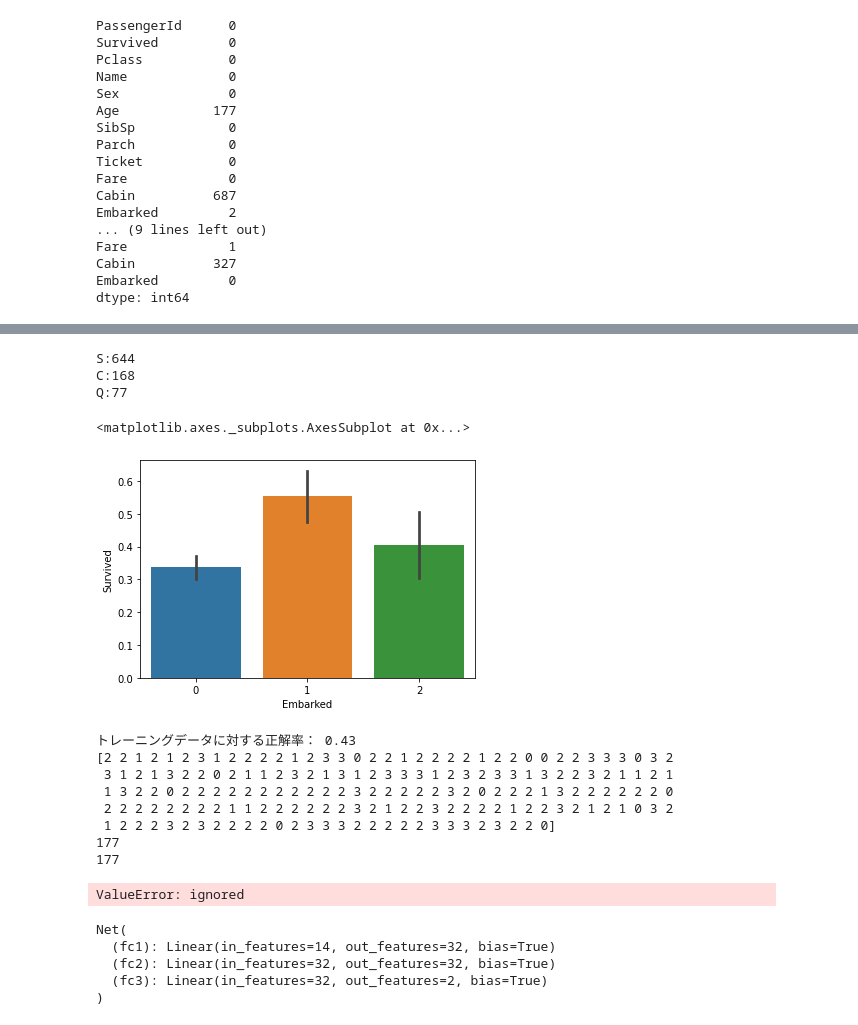
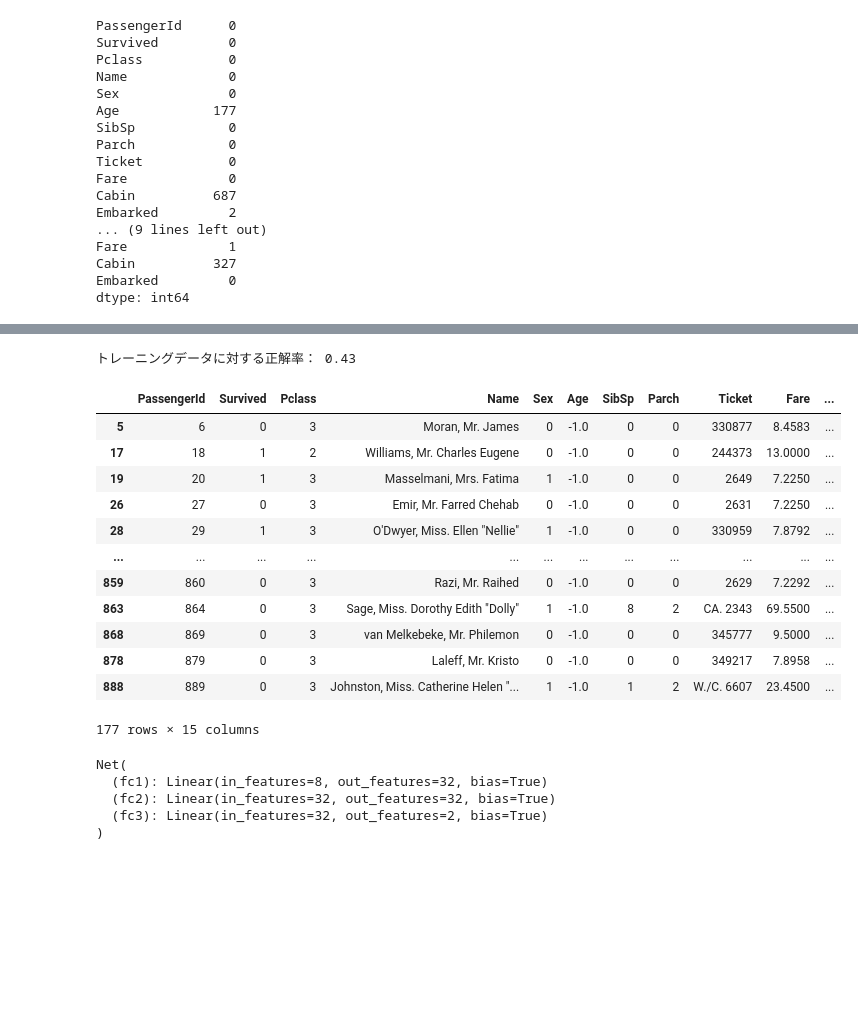
Before and after one commit to kojikojiprg/kaggle, a Jupyter notebook: titanic/src/titanic_pytorch.ipynb, the cells around one changed output, grey strips where cells are left out. Saved outputs shown, nothing was run; the diff lists cells and outputs as text; code cells hidden in the pictures; blank space fills up the shorter version.

```diff
--- a/titanic/src/titanic_pytorch.ipynb
+++ b/titanic/src/titanic_pytorch.ipynb
@@ -176,12 +124,10 @@ plt.show()
 # %%
-# Embarkedごとの生存率
-# nullのデータは一番頻度の高いものに置き換える
+# Embarkedのnullのデータは一番頻度の高いものに置き換える
 embarked_list = ['S', 'C', 'Q']
 max_count = 0
 max_index = 0
 for i, embarked in enumerate(embarked_list):
     now_count = (train['Embarked'] == embarked).sum()
-    print('{}:{}'.format(embarked, now_count))
     if max_count < now_count:
         max_index = i
 
@@ -193,55 +139,64 @@ convertor = {key: value for value, key in enumerate(uniques)}
 func = lambda x: convertor[x]
 train['Embarked'] = train['Embarked'].map(func)
 test['Embarked'] = test['Embarked'].map(func)
-
-# 生存率を表示
-sns.barplot(x='Embarked', y='Survived', data=train)
-# %% [output]
-S:644
-C:168
-Q:77
-<matplotlib.axes._subplots.AxesSubplot at 0x...>
-[figure, removed]
 # %%
+# 年齢のNullのデータに-1を代入する
+train['Age'] = train['Age'].fillna(-1)
+test['Age'] = test['Age'].fillna(-1)
+
+# 10歳毎に分割する
+func = lambda x: int(x / 10) if x >= 0 else -1
+train['AgeGroup'] = train['Age'].map(func)
+test['AgeGroup'] = test['Age'].map(func)
+
 # 年齢のNullをSVMで予測する
 svm_train = train[train['Age'] != -1]
 svm_test = train[train['Age'] == -1]
 
 # 必要なカラムを取り出す
 x_cols = ['Pclass', 'Sex', 'SibSp', 'Parch', 'FareGroup', 'CabinBool', 'Embarked']
 pca_data = train.loc[:, x_cols]
 svm_train_x = svm_train.loc[:, x_cols]
 svm_train_y = svm_train.loc[:, 'AgeGroup']
 svm_test_x = svm_test.loc[:, x_cols]
 
 # PCA
 pca = PCA(n_components=6)
 pca.fit(pca_data)
 svm_train_x = pca.transform(svm_train_x)
 svm_test_x = pca.transform(svm_test_x)
 
 # SVM
 svm = SVC(kernel='rbf', random_state=None)
 svm.fit(svm_train_x, svm_train_y)
 
 pred_train = svm.predict(svm_train_x)
 accuracy_train = accuracy_score(svm_train_y, pred_train)
 print('トレーニングデータに対する正解率： %.2f' % accuracy_train)
 
 # モデルを使って予測する
 pred = svm.predict(svm_test_x)
-print(pred)
-print(len(pred))
-print(len(train[train['Age'] == -1]))
-train[train['Age'] == -1, 'AgeGroup'] = svm.predict(svm_test_x)
+age_i = train.columns.get_loc('AgeGroup')
+pred_i = 0
+for i in range(len(train)):
+    if train.iat[i, age_i] == -1:
+        train.iat[i, age_i] = pred[pred_i]
+        pred_i += 1
+
+# 結果を表示
 train[train['Age'] == -1]
 # %% [output]
 トレーニングデータに対する正解率： 0.43
-[2 2 1 2 1 2 3 1 2 2 2 2 1 2 3 3 0 2 2 1 2 2 2 2 1 2 2 0 0 2 2 3 3 3 0 3 2
- 3 1 2 1 3 2 2 0 2 1 1 2 3 2 1 3 1 2 3 3 3 1 2 3 2 3 3 1 3 2 2 3 2 1 1 2 1
- 1 3 2 2 0 2 2 2 2 2 2 2 2 2 2 2 3 2 2 2 2 2 3 2 0 2 2 2 1 3 2 2 2 2 2 2 0
- 2 2 2 2 2 2 2 2 1 1 2 2 2 2 2 2 3 2 1 2 2 3 2 2 2 2 1 2 2 3 2 1 2 1 0 3 2
- 1 2 2 2 3 2 3 2 2 2 2 0 2 3 3 3 2 2 2 2 2 3 3 3 2 3 2 2 0]
-177
-177
+|  | PassengerId | Survived | Pclass | Name | Sex | Age | SibSp | Parch | Ticket | Fare | ... |
+| 5 | 6 | 0 | 3 | Moran, Mr. James | 0 | -1.0 | 0 | 0 | 330877 | 8.4583 | ... |
+| 17 | 18 | 1 | 2 | Williams, Mr. Charles Eugene | 0 | -1.0 | 0 | 0 | 244373 | 13.0000 | ... |
+| 19 | 20 | 1 | 3 | Masselmani, Mrs. Fatima | 1 | -1.0 | 0 | 0 | 2649 | 7.2250 | ... |
+| 26 | 27 | 0 | 3 | Emir, Mr. Farred Chehab | 0 | -1.0 | 0 | 0 | 2631 | 7.2250 | ... |
+| 28 | 29 | 1 | 3 | O'Dwyer, Miss. Ellen "Nellie" | 1 | -1.0 | 0 | 0 | 330959 | 7.8792 | ... |
+| ... | ... | ... | ... | ... | ... | ... | ... | ... | ... | ... | ... |
+| 859 | 860 | 0 | 3 | Razi, Mr. Raihed | 0 | -1.0 | 0 | 0 | 2629 | 7.2292 | ... |
+| 863 | 864 | 0 | 3 | Sage, Miss. Dorothy Edith "Dolly" | 1 | -1.0 | 8 | 2 | CA. 2343 | 69.5500 | ... |
+| 868 | 869 | 0 | 3 | van Melkebeke, Mr. Philemon | 0 | -1.0 | 0 | 0 | 345777 | 9.5000 | ... |
+| 878 | 879 | 0 | 3 | Laleff, Mr. Kristo | 0 | -1.0 | 0 | 0 | 349217 | 7.8958 | ... |
+| 888 | 889 | 0 | 3 | Johnston, Miss. Catherine Helen "... | 1 | -1.0 | 1 | 2 | W./C. 6607 | 23.4500 | ... |
-ValueError: ignored
+177 rows × 15 columns
@@ -277,18 +241,17 @@ HIDDEN_SIZE = 32
 EPOCH_NUM = 300
 BATCH_SIZE = 10
 
-train = data.TensorDataset(train_x, train_y)
-train_loader = data.DataLoader(train, batch_size=BATCH_SIZE, shuffle=True)
+train_dataset = data.TensorDataset(train_x, train_y)
+train_loader = data.DataLoader(train_dataset, batch_size=BATCH_SIZE, shuffle=True)
 
-net = Net(input_size, HIDDEN_SIZE, outpu_size)
-net = to_cuda(net)
+net = Net(input_size, HIDDEN_SIZE, outpu_size).to(device)
 print(net)
 
 criterion = nn.MSELoss()
 optimizer = optim.SGD(net.parameters(), lr=0.01)
 # %% [output]
 Net(
-  (fc1): Linear(in_features=14, out_features=32, bias=True)
+  (fc1): Linear(in_features=8, out_features=32, bias=True)
   (fc2): Linear(in_features=32, out_features=32, bias=True)
   (fc3): Linear(in_features=32, out_features=2, bias=True)
 )
```
Also changed, not shown: parts of 15 cells of this notebook.
